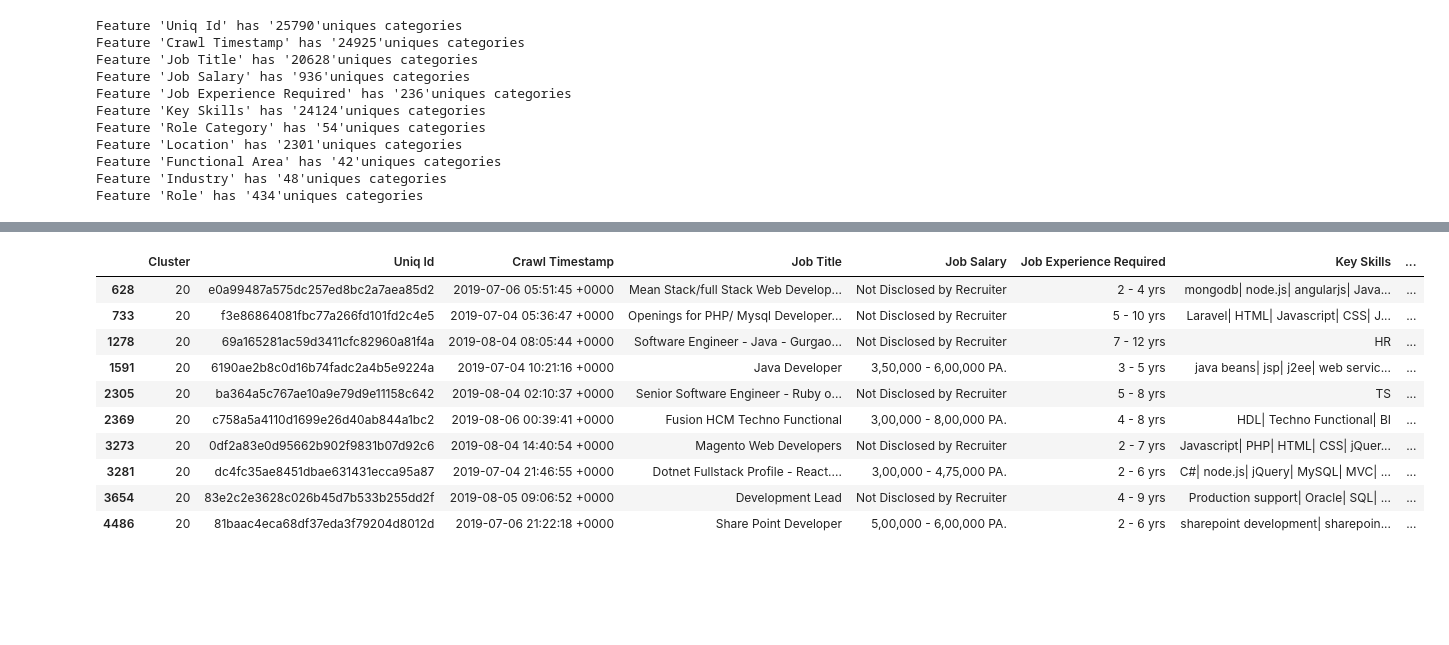
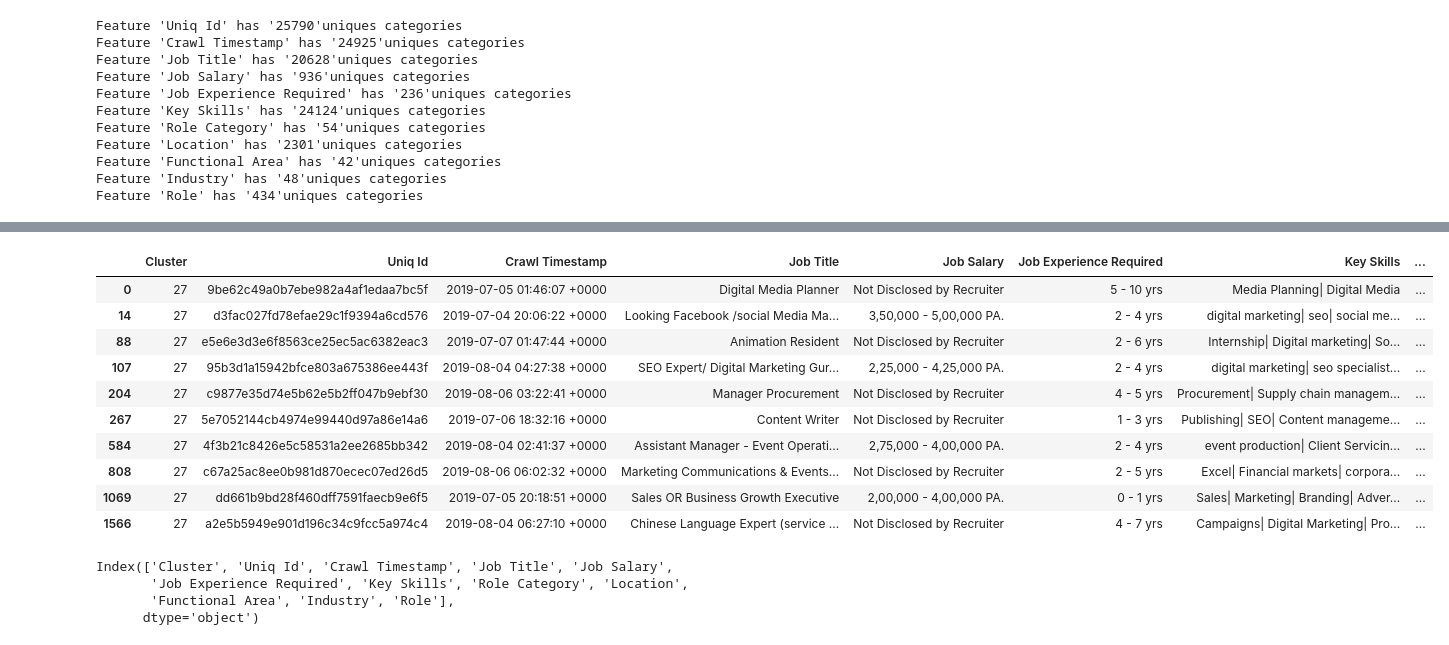
Before and after one commit to Niranjan2048/Job_reccomender-engine, a Jupyter notebook: niru.ipynb, the cells around one changed output, grey strips where cells are left out. Drawn from its saved outputs; the diff is of its cells as text; code cells hidden in the pictures; blank space fills up the shorter version.

```diff
--- a/niru.ipynb
+++ b/niru.ipynb
@@ -809,19 +809,24 @@ Industry                   object
 Role                       object
 dtype: object
 # %%
-jobs[jobs['Cluster']==20].head(10)
+jobs[jobs['Cluster']==27].head(10)
 # %% [output]
 |  | Cluster | Uniq Id | Crawl Timestamp | Job Title | Job Salary | Job Experience Required | Key Skills | ... |
-| 628 | 20 | e0a99487a575dc257ed8bc2a7aea85d2 | 2019-07-06 05:51:45 +0000 | Mean Stack/full Stack Web Develop... | Not Disclosed by Recruiter | 2 - 4 yrs | mongodb| node.js| angularjs| Java... | ... |
-| 733 | 20 | f3e86864081fbc77a266fd101fd2c4e5 | 2019-07-04 05:36:47 +0000 | Openings for PHP/ Mysql Developer... | Not Disclosed by Recruiter | 5 - 10 yrs | Laravel| HTML| Javascript| CSS| J... | ... |
-| 1278 | 20 | 69a165281ac59d3411cfc82960a81f4a | 2019-08-04 08:05:44 +0000 | Software Engineer - Java - Gurgao... | Not Disclosed by Recruiter | 7 - 12 yrs | HR | ... |
-| 1591 | 20 | 6190ae2b8c0d16b74fadc2a4b5e9224a | 2019-07-04 10:21:16 +0000 | Java Developer | 3,50,000 - 6,00,000 PA. | 3 - 5 yrs | java beans| jsp| j2ee| web servic... | ... |
-| 2305 | 20 | ba364a5c767ae10a9e79d9e11158c642 | 2019-08-04 02:10:37 +0000 | Senior Software Engineer - Ruby o... | Not Disclosed by Recruiter | 5 - 8 yrs | TS | ... |
-| 2369 | 20 | c758a5a4110d1699e26d40ab844a1bc2 | 2019-08-06 00:39:41 +0000 | Fusion HCM Techno Functional | 3,00,000 - 8,00,000 PA. | 4 - 8 yrs | HDL| Techno Functional| BI | ... |
-| 3273 | 20 | 0df2a83e0d95662b902f9831b07d92c6 | 2019-08-04 14:40:54 +0000 | Magento Web Developers | Not Disclosed by Recruiter | 2 - 7 yrs | Javascript| PHP| HTML| CSS| jQuer... | ... |
-| 3281 | 20 | dc4fc35ae8451dbae631431ecca95a87 | 2019-07-04 21:46:55 +0000 | Dotnet Fullstack Profile - React.... | 3,00,000 - 4,75,000 PA. | 2 - 6 yrs | C#| node.js| jQuery| MySQL| MVC| ... | ... |
-| 3654 | 20 | 83e2c2e3628c026b45d7b533b255dd2f | 2019-08-05 09:06:52 +0000 | Development Lead | Not Disclosed by Recruiter | 4 - 9 yrs | Production support| Oracle| SQL| ... | ... |
-| 4486 | 20 | 81baac4eca68df37eda3f79204d8012d | 2019-07-06 21:22:18 +0000 | Share Point Developer | 5,00,000 - 6,00,000 PA. | 2 - 6 yrs | sharepoint development| sharepoin... | ... |
+| 0 | 27 | 9be62c49a0b7ebe982a4af1edaa7bc5f | 2019-07-05 01:46:07 +0000 | Digital Media Planner | Not Disclosed by Recruiter | 5 - 10 yrs | Media Planning| Digital Media | ... |
+| 14 | 27 | d3fac027fd78efae29c1f9394a6cd576 | 2019-07-04 20:06:22 +0000 | Looking Facebook /social Media Ma... | 3,50,000 - 5,00,000 PA. | 2 - 4 yrs | digital marketing| seo| social me... | ... |
+| 88 | 27 | e5e6e3d3e6f8563ce25ec5ac6382eac3 | 2019-07-07 01:47:44 +0000 | Animation Resident | Not Disclosed by Recruiter | 2 - 6 yrs | Internship| Digital marketing| So... | ... |
+| 107 | 27 | 95b3d1a15942bfce803a675386ee443f | 2019-08-04 04:27:38 +0000 | SEO Expert/ Digital Marketing Gur... | 2,25,000 - 4,25,000 PA. | 2 - 4 yrs | digital marketing| seo specialist... | ... |
+| 204 | 27 | c9877e35d74e5b62e5b2ff047b9ebf30 | 2019-08-06 03:22:41 +0000 | Manager Procurement | Not Disclosed by Recruiter | 4 - 5 yrs | Procurement| Supply chain managem... | ... |
+| 267 | 27 | 5e7052144cb4974e99440d97a86e14a6 | 2019-07-06 18:32:16 +0000 | Content Writer | Not Disclosed by Recruiter | 1 - 3 yrs | Publishing| SEO| Content manageme... | ... |
+| 584 | 27 | 4f3b21c8426e5c58531a2ee2685bb342 | 2019-08-04 02:41:37 +0000 | Assistant Manager - Event Operati... | 2,75,000 - 4,00,000 PA. | 2 - 4 yrs | event production| Client Servicin... | ... |
+| 808 | 27 | c67a25ac8ee0b981d870ecec07ed26d5 | 2019-08-06 06:02:32 +0000 | Marketing Communications & Events... | Not Disclosed by Recruiter | 2 - 5 yrs | Excel| Financial markets| corpora... | ... |
+| 1069 | 27 | dd661b9bd28f460dff7591faecb9e6f5 | 2019-07-05 20:18:51 +0000 | Sales OR Business Growth Executive | 2,00,000 - 4,00,000 PA. | 0 - 1 yrs | Sales| Marketing| Branding| Adver... | ... |
+| 1566 | 27 | a2e5b5949e901d196c34c9fcc5a974c4 | 2019-08-04 06:27:10 +0000 | Chinese Language Expert (service ... | Not Disclosed by Recruiter | 4 - 7 yrs | Campaigns| Digital Marketing| Pro... | ... |
 # %%
-jobs.rename(columns={'Key Skills':'Skills'},inplace=True)
+jobs.columns
+# %% [output]
+Index(['Cluster', 'Uniq Id', 'Crawl Timestamp', 'Job Title', 'Job Salary',
+       'Job Experience Required', 'Key Skills', 'Role Category', 'Location',
+       'Functional Area', 'Industry', 'Role'],
+      dtype='object')
 # %%
```
Also changed, not shown: parts of 19 cells of this notebook.
